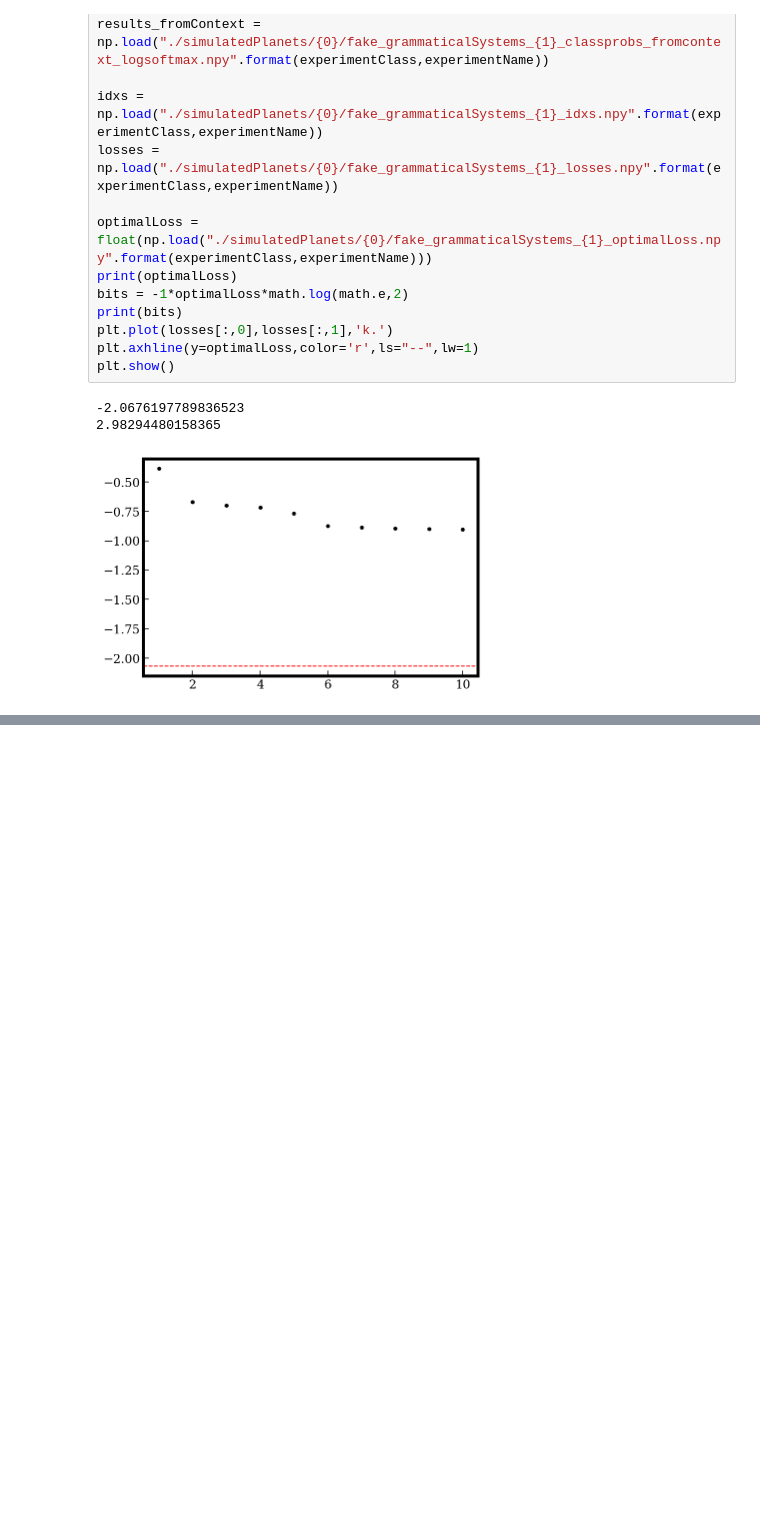
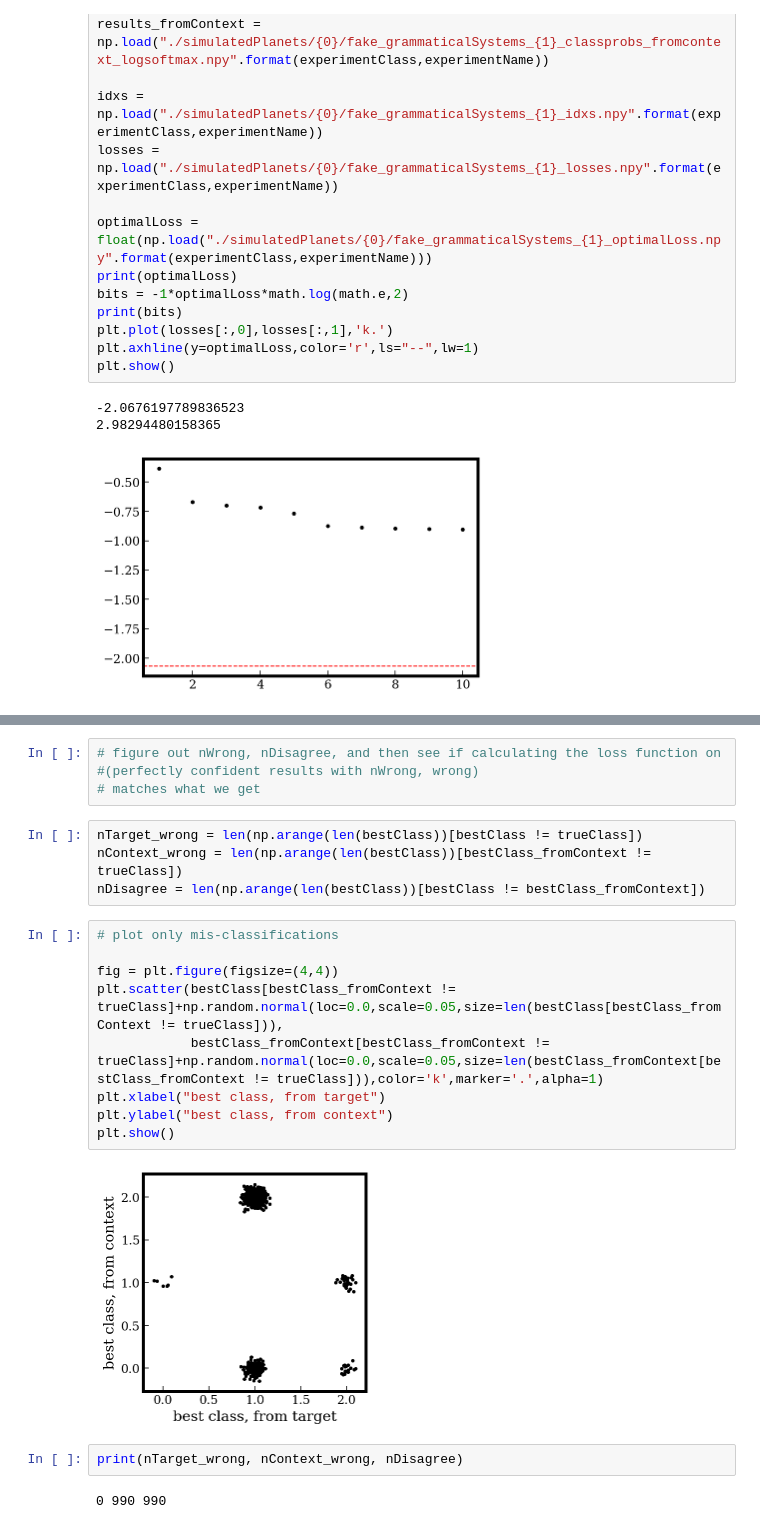
Before and after one commit to esandford/mmi-tagger, a Jupyter notebook: planettagger/costFunction.ipynb, the cells around one changed output, grey strips where cells are left out. Drawn from its saved outputs; the diff is of its cells as text; blank space fills up the shorter version.

```diff
--- a/planettagger/costFunction.ipynb
+++ b/planettagger/costFunction.ipynb
@@ -424,0 +478,23 @@ plt.show()
+# %%
+# figure out nWrong, nDisagree, and then see if calculating the loss function on
+#(perfectly confident results with nWrong, wrong)
+# matches what we get
+# %%
+nTarget_wrong = len(np.arange(len(bestClass))[bestClass != trueClass])
+nContext_wrong = len(np.arange(len(bestClass))[bestClass_fromContext != trueClass])
+nDisagree = len(np.arange(len(bestClass))[bestClass != bestClass_fromContext])
+# %%
+# plot only mis-classifications
+
+fig = plt.figure(figsize=(4,4))
+plt.scatter(bestClass[bestClass_fromContext != trueClass]+np.random.normal(loc=0.0,scale=0.05,size=len(bestClass[bestClass_fromContext != trueClass])),
+            bestClass_fromContext[bestClass_fromContext != trueClass]+np.random.normal(loc=0.0,scale=0.05,size=len(bestClass_fromContext[bestClass_fromContext != trueClass])),color='k',marker='.',alpha=1)
+plt.xlabel("best class, from target")
+plt.ylabel("best class, from context")
+plt.show()
+# %% [output]
+[figure, added]
+# %%
+print(nTarget_wrong, nContext_wrong, nDisagree)
+# %% [output]
+0 990 990
```
Also changed, not shown: parts of 4 cells of this notebook.
